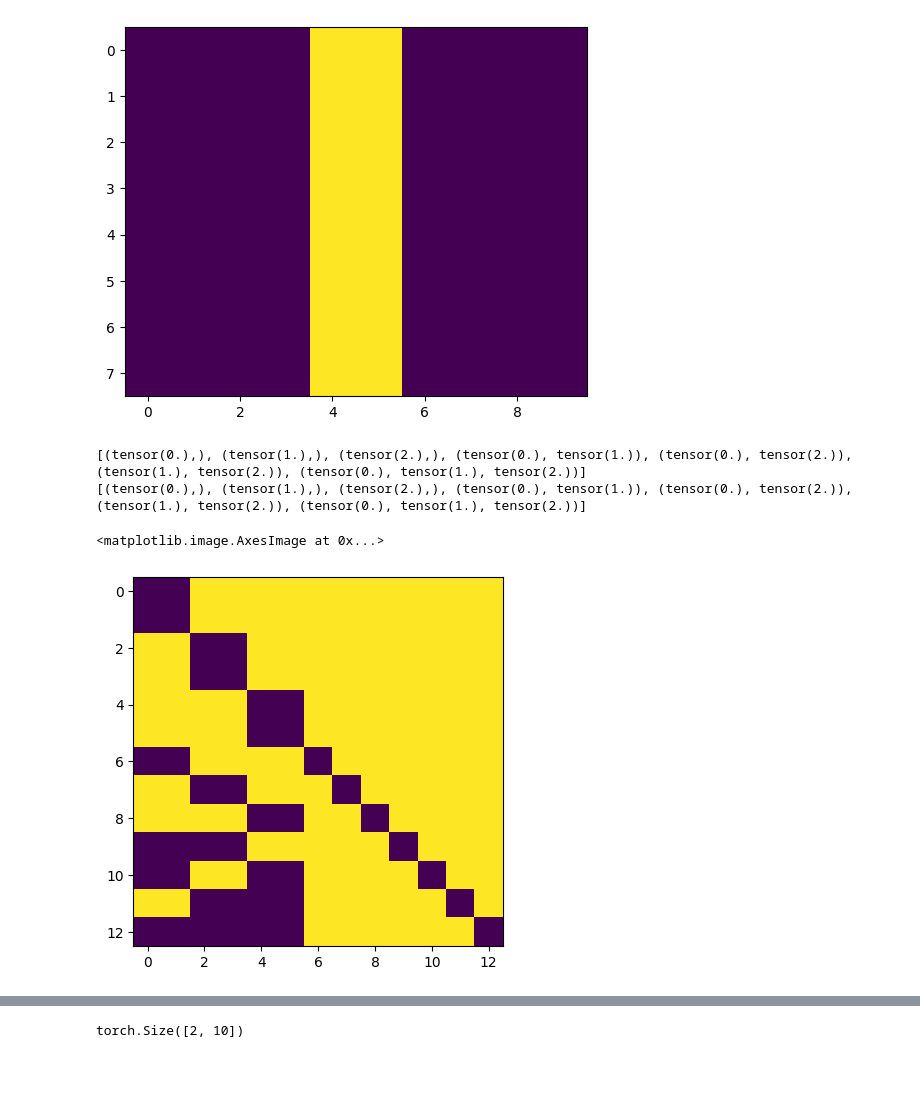
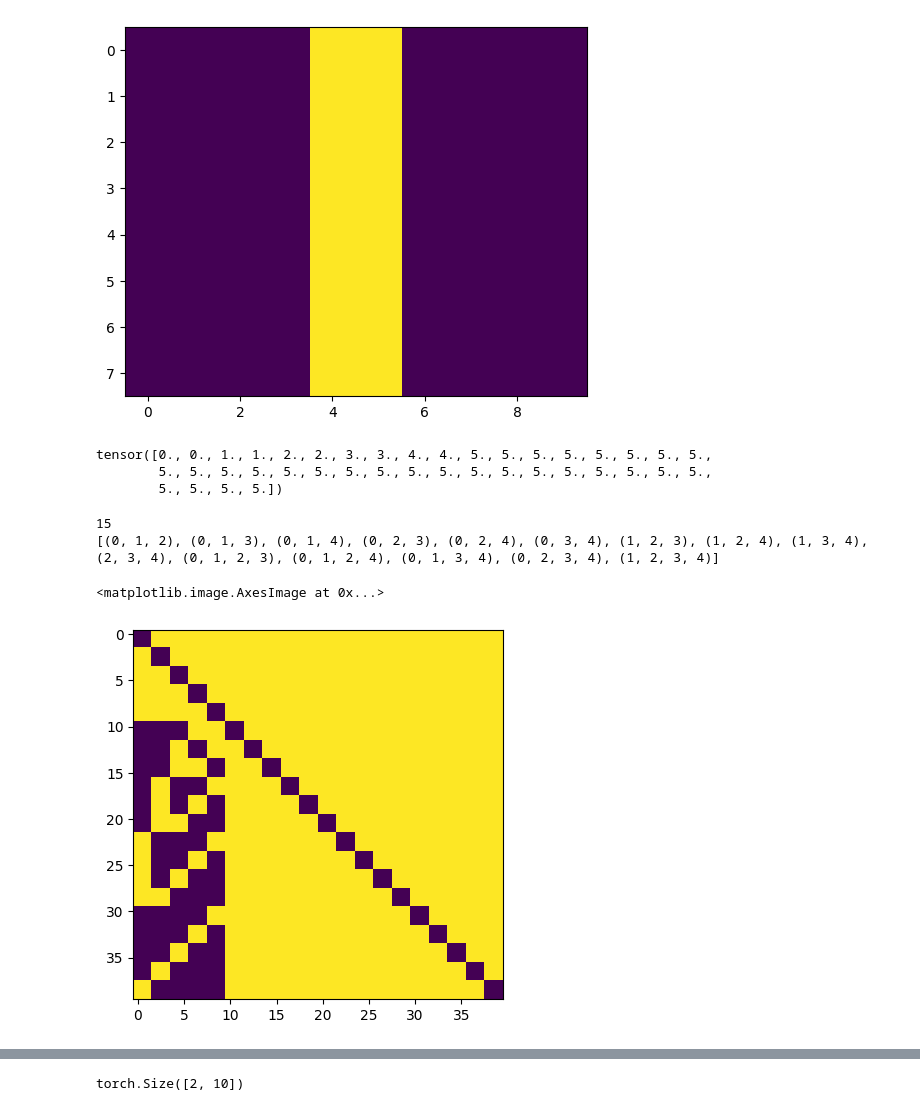
Before and after one commit to josiahbjorgaard/mca-paper, a Jupyter notebook: Notebooks/AttentionPrototyping.ipynb, the cells around one changed output, grey strips where cells are left out. Cells and saved outputs as stored; diff of their text form; code cells hidden in the pictures; blank space fills up the shorter version.

```diff
--- a/Notebooks/AttentionPrototyping.ipynb
+++ b/Notebooks/AttentionPrototyping.ipynb
@@ -42,14 +42,20 @@ def create_zorro_pooling_mask(token_types, return_token_types_tensor, global_tok
     return ~pool_mask
 
 #plt.imshow(create_zorro_mask(token_types, 3))
-token_types = torch.cat([torch.ones(2)*i for i in range(4)]+[torch.tensor([3,3,3,3,3])])
+num_token_types = 5 #Nonfusion types here
+num_fusion_tokens = 30
+fusion_tokens_per = 2
+fusion_token = num_token_types
+global_token = fusion_token+1
+token_types = torch.cat([torch.ones(2)*i for i in range(num_token_types)]+[torch.ones(num_fusion_tokens)*num_token_types])
 print(token_types)
-zorro_mask = create_zorro_mask(token_types, 3)
+zorro_mask = create_zorro_mask(token_types, fusion_token)
 #zorro_mask=zorro_mask & ~torch.eye(token_types.shape[0],token_types.shape[0]).to(torch.bool)
 plt.imshow(zorro_mask)
 plt.colorbar()
-return_token_types = torch.cat([torch.ones(1)*i for i in range(5)])
-pool_mask=create_zorro_pooling_mask(token_types, return_token_types, 4)
+return_token_types = torch.cat([torch.ones(1)*i for i in range(num_token_types)]+[torch.ones(int(num_fusion_tokens/fusion_tokens_per))*num_token_types]+[torch.ones(1)*global_token])
+return_token_types_tensor = torch.tensor(return_token_types)
+pool_mask=create_zorro_pooling_mask(token_types, return_token_types, global_token)
 plt.figure()
 plt.imshow(pool_mask)
 plt.colorbar()
@@ -81,22 +89,22 @@ plt.imshow(p[1])
 from itertools import chain, combinations
 def adjusted_powerset(it, powers = [2,3]):
     yield from chain.from_iterable(combinations(it, r) for r in powers)
-def create_mfdoom_mask(token_combos,
-                       zorro_mask,
+
+def create_mfdoom_mask(zorro_mask,
                        fusion_token,
-                       num_fusion_tokens,
-                       powers=[1,3],
+                       #num_fusion_tokens,
+                       #powers=[1,3],
+                       token_combos,
                        isolated_fusion=True):
     """
     Create the MFDoom mask. Must have num_fusion_tokens//num_modalities == 0
     """
-    assert num_fusion_tokens % len(token_combos) == 0
+    print(token_combos)
+    num_fusion_tokens = (token_types == fusion_token).sum()
+    assert num_fusion_tokens % len(token_combos) == 0, f"Number of fusion tokens {num_fusion_tokens} must be divisible by the number of combinations {len(token_combos)}"
     nsubtok = int(num_fusion_tokens / len(token_combos))
 
-    print(token_combos)
-
     mfdoom_mask = [~torch.isin(token_types,torch.Tensor(i)) for i in token_combos]
-
 
     fusion_tokens = token_types == fusion_token
     subfusion_tokens = torch.split(fusion_tokens.nonzero(), nsubtok)
@@ -123,11 +131,19 @@ def create_mfdoom_pooling_mask(token_types,
                   (token_types == fusion_token).unsqueeze(0)
     pool_mask[select_mask] = ~mfdoom_pool_mask.to(torch.bool).flatten()
     return pool_mask
+# %%
+token_types
+# %% [output]
+tensor([0., 0., 1., 1., 2., 2., 3., 3., 4., 4., 5., 5., 5., 5., 5., 5., 5., 5.,
+        5., 5., 5., 5., 5., 5., 5., 5., 5., 5., 5., 5., 5., 5., 5., 5., 5., 5.,
+        5., 5., 5., 5.])
 # %%
-plt.imshow(create_mfdoom_mask(token_types,zorro_mask,3,7,powers=[1,2,3]))
+token_combos = list(adjusted_powerset([0,1,2,3,4], [3,4]))
+print(len(token_combos))
+plt.imshow(create_mfdoom_mask(zorro_mask,5,token_combos))
 # %% [output]
-[(tensor(0.),), (tensor(1.),), (tensor(2.),), (tensor(0.), tensor(1.)), (tensor(0.), tensor(2.)), (tensor(1.), tensor(2.)), (tensor(0.), tensor(1.), tensor(2.))]
-[(tensor(0.),), (tensor(1.),), (tensor(2.),), (tensor(0.), tensor(1.)), (tensor(0.), tensor(2.)), (tensor(1.), tensor(2.)), (tensor(0.), tensor(1.), tensor(2.))]
+15
+[(0, 1, 2), (0, 1, 3), (0, 1, 4), (0, 2, 3), (0, 2, 4), (0, 3, 4), (1, 2, 3), (1, 2, 4), (1, 3, 4), (2, 3, 4), (0, 1, 2, 3), (0, 1, 2, 4), (0, 1, 3, 4), (0, 2, 3, 4), (1, 2, 3, 4)]
 <matplotlib.image.AxesImage at 0x...>
-[figure, old version]
+[figure, new version]
 # %%
```
Also changed, not shown: parts of 3 cells of this notebook, 4 other files.
